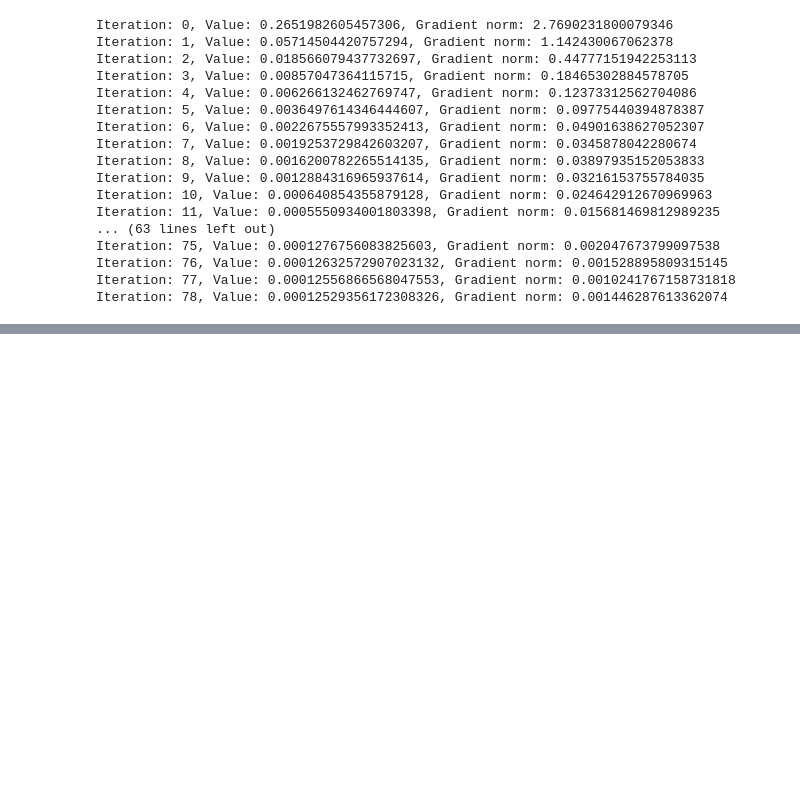
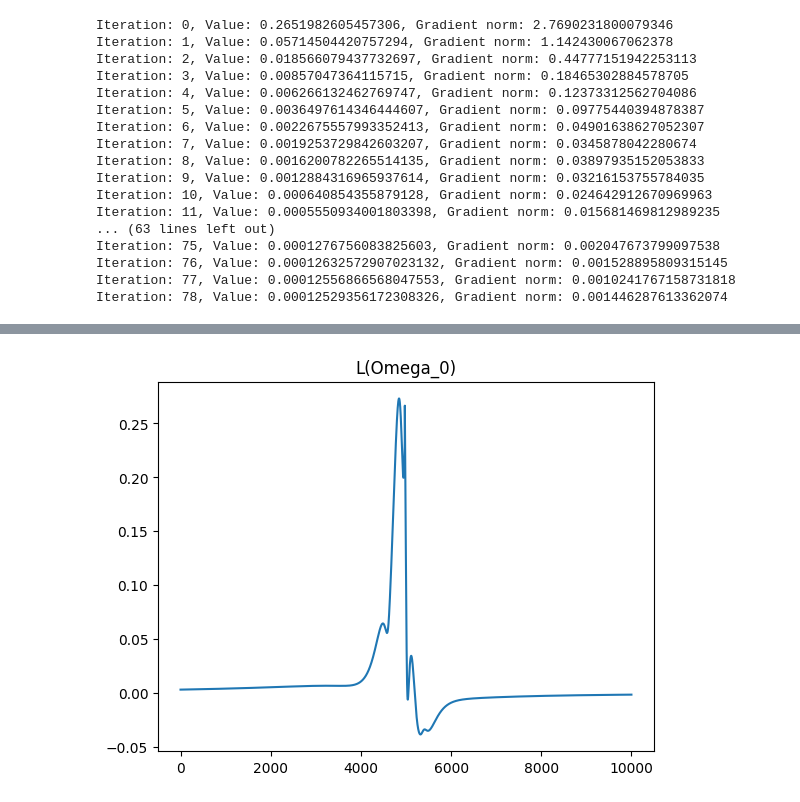
Before and after one commit to mxpoch/Unstable-Singularities, a Jupyter notebook: notepad.ipynb, the cells around one changed output, grey strips where cells are left out. Drawn from its saved outputs; the diff is of its cells as text; code cells hidden in the pictures; blank space fills up the shorter version.

Commit message:
added stability analysis

```diff
--- a/notepad.ipynb
+++ b/notepad.ipynb
@@ -394,0 +446,22 @@ Array(1.3, dtype=float32, weak_type=True)
+# %%
+s_grid = jnp.linspace(-30,30,50001)
+s_grid = s_grid.reshape(s_grid.shape[0],1)
+L = s_grid[-1]
+
+n_points = s_grid.shape[0]
+h = (s_grid[-1] - s_grid[0]) / (n_points - 1)
+weights = _simpson_weights(n_points)
+
+# hilbert transform for a single point
+def Hn_reg(on_grid, at_z, z):
+    # This integrand is now smooth at s=z
+    integrand = (on_grid - at_z) / (s_grid[0].squeeze() - z)
+    integral_part = (h / 3.0) * jnp.dot(weights, integrand)
+
+    # P.V. integral of 1/(z-s) from -L to L is log(|(L-z)/(L+z)|)
+    # Small epsilon for numerical stability if z == L or z == -L
+    epsilon = 1e-10
+    log_term = jnp.log(jnp.abs((L - z + epsilon) / (L + z + epsilon)))
+    analytical_part = at_z * log_term
+
+    return ((integral_part + analytical_part) / jnp.pi).squeeze()
@@ -394,0 +525,6 @@ Array(1.3, dtype=float32, weak_type=True)
+# %%
+plt.plot(vals)
+plt.title("L(Omega_0)")
+plt.show()
+# %% [output]
+[figure, added]
```
Also changed, not shown: parts of 8 cells of this notebook, 7 other files.
